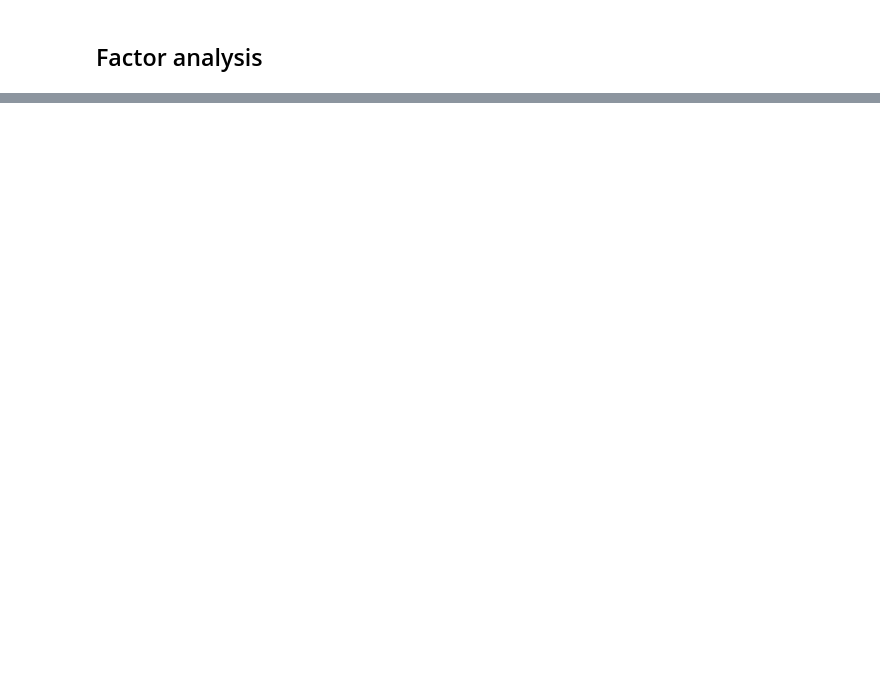
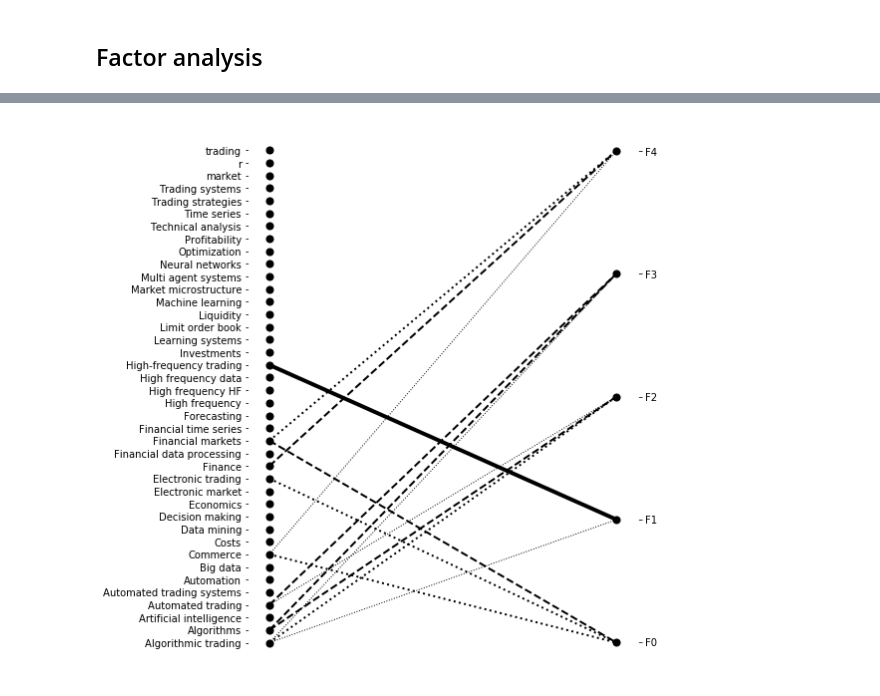
Before and after one commit to jdvelasq/techminer-old-deprecated, a Jupyter notebook: guide/tutorial/11-step-10-correlation.ipynb, the cells around one changed output, grey strips where cells are left out. Drawn from its saved outputs; the diff is of its cells as text; code cells hidden in the pictures; blank space fills up the shorter version.

```diff
--- a/guide/tutorial/11-step-10-correlation.ipynb
+++ b/guide/tutorial/11-step-10-correlation.ipynb
@@ -124,0 +145,8 @@ rdf.factor_analysis(
+# %%
+rdf.factor_analysis(
+    term='keywords (cleaned)',
+    sep=';',
+    n_components=5,
+    N=40).sankey_plot(minval=0.3)
+# %% [output]
+[figure, added]
```
Also changed, not shown: parts of 4 cells of this notebook, 2 other files.
